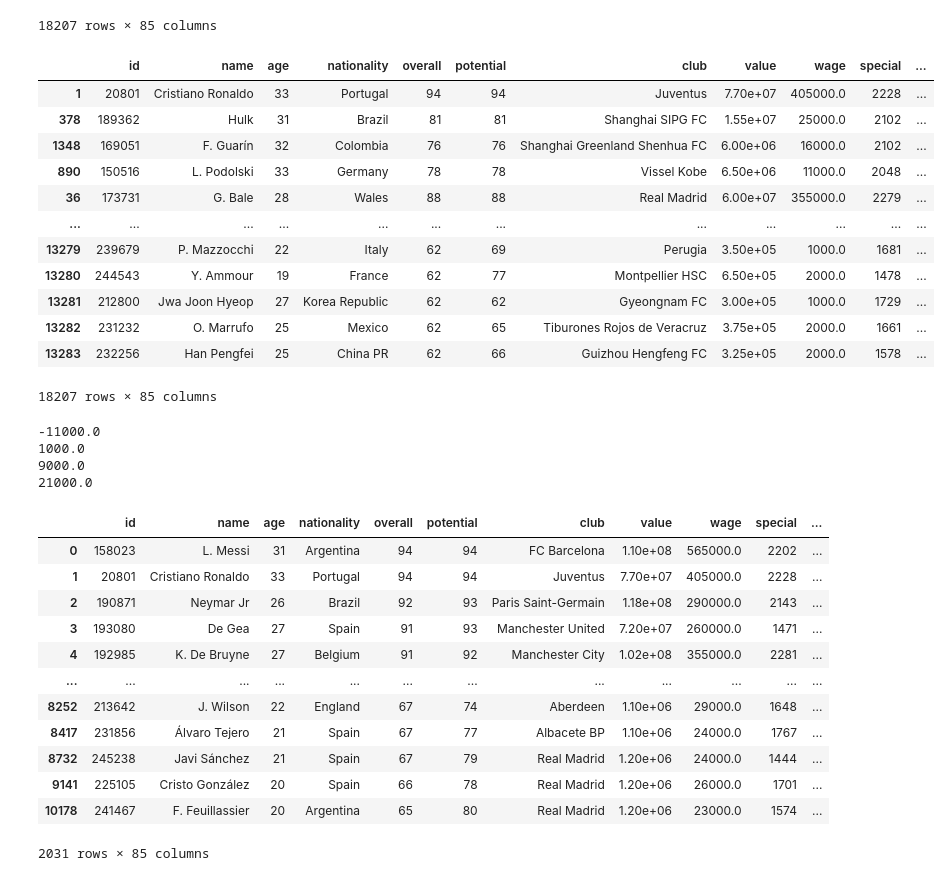
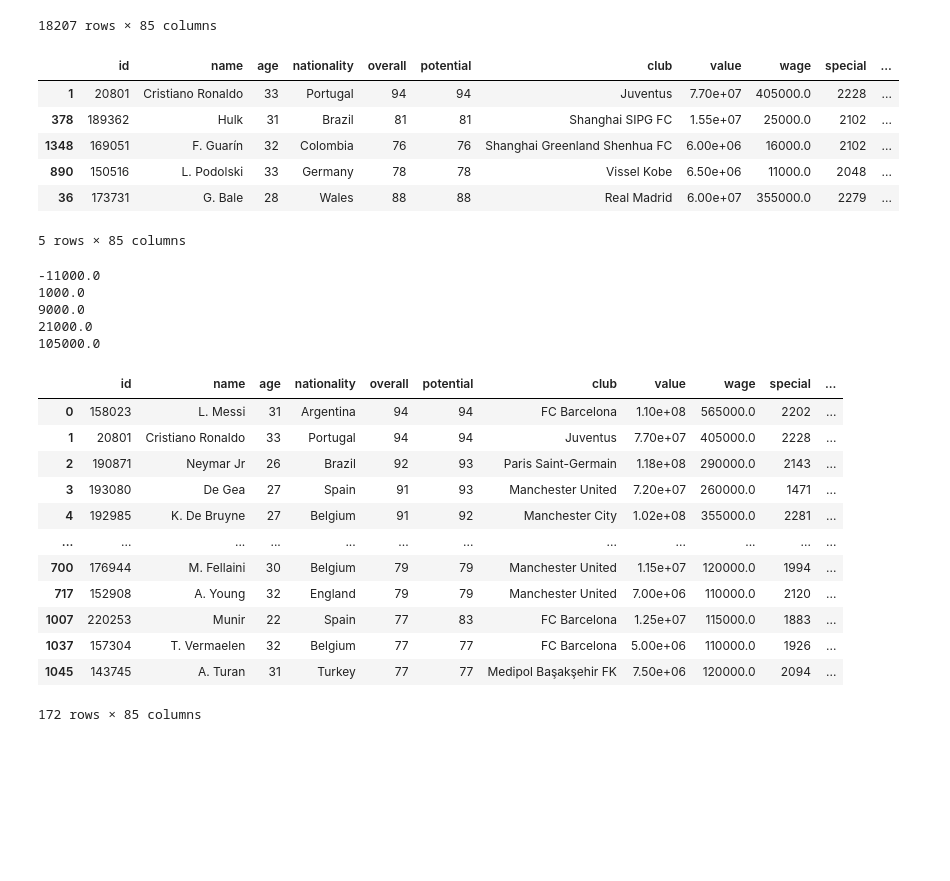
Before and after one commit to rafaelhamer/DSWP, a Jupyter notebook: Fifa.ipynb, the cells around one changed output. Cells and saved outputs as stored; diff of their text form; code cells hidden in the pictures; blank space fills up the shorter version.

```diff
--- a/Fifa.ipynb
+++ b/Fifa.ipynb
@@ -383,21 +383,15 @@ df_fifa.sort_values('sprintspeed',ascending=False)
 # %%
 # 20) Quem são os 5 melhores jogadores em termos de chute (força para chutar) (use a variável/atributo 'Shot power')?
 
-df_fifa.sort_values('shotpower',ascending=False)
+df_fifa.sort_values('shotpower',ascending=False).head(5)
 # %% [output]
 |  | id | name | age | nationality | overall | potential | club | value | wage | special | ... |
 | 1 | 20801 | Cristiano Ronaldo | 33 | Portugal | 94 | 94 | Juventus | 7.70e+07 | 405000.0 | 2228 | ... |
 | 378 | 189362 | Hulk | 31 | Brazil | 81 | 81 | Shanghai SIPG FC | 1.55e+07 | 25000.0 | 2102 | ... |
 | 1348 | 169051 | F. Guarín | 32 | Colombia | 76 | 76 | Shanghai Greenland Shenhua FC | 6.00e+06 | 16000.0 | 2102 | ... |
 | 890 | 150516 | L. Podolski | 33 | Germany | 78 | 78 | Vissel Kobe | 6.50e+06 | 11000.0 | 2048 | ... |
 | 36 | 173731 | G. Bale | 28 | Wales | 88 | 88 | Real Madrid | 6.00e+07 | 355000.0 | 2279 | ... |
-| ... | ... | ... | ... | ... | ... | ... | ... | ... | ... | ... | ... |
-| 13279 | 239679 | P. Mazzocchi | 22 | Italy | 62 | 69 | Perugia | 3.50e+05 | 1000.0 | 1681 | ... |
-| 13280 | 244543 | Y. Ammour | 19 | France | 62 | 77 | Montpellier HSC | 6.50e+05 | 2000.0 | 1478 | ... |
-| 13281 | 212800 | Jwa Joon Hyeop | 27 | Korea Republic | 62 | 62 | Gyeongnam FC | 3.00e+05 | 1000.0 | 1729 | ... |
-| 13282 | 231232 | O. Marrufo | 25 | Mexico | 62 | 65 | Tiburones Rojos de Veracruz | 3.75e+05 | 2000.0 | 1661 | ... |
-| 13283 | 232256 | Han Pengfei | 25 | China PR | 62 | 66 | Guizhou Hengfeng FC | 3.25e+05 | 2000.0 | 1578 | ... |
-18207 rows × 85 columns
+5 rows × 85 columns
 # %%
 # 21) Quem são os outliers em termos de salário?
 
@@ -414,13 +408,16 @@ print(lim_inferior_outlier)
 print(q1)
 print(q3)
 print(lim_superior_outlier)
+print(percentis[-1])
 
-df_fifa[df_fifa['wage'] > lim_superior_outlier]
+#df_fifa[df_fifa['wage'] > lim_superior_outlier]
+df_fifa[df_fifa['wage'] > percentis[-1]]
 # %% [output]
 -11000.0
 1000.0
 9000.0
 21000.0
+105000.0
 |  | id | name | age | nationality | overall | potential | club | value | wage | special | ... |
 | 0 | 158023 | L. Messi | 31 | Argentina | 94 | 94 | FC Barcelona | 1.10e+08 | 565000.0 | 2202 | ... |
 | 1 | 20801 | Cristiano Ronaldo | 33 | Portugal | 94 | 94 | Juventus | 7.70e+07 | 405000.0 | 2228 | ... |
@@ -428,9 +425,9 @@ df_fifa[df_fifa['wage'] > lim_superior_outlier]
 | 3 | 193080 | De Gea | 27 | Spain | 91 | 93 | Manchester United | 7.20e+07 | 260000.0 | 1471 | ... |
 | 4 | 192985 | K. De Bruyne | 27 | Belgium | 91 | 92 | Manchester City | 1.02e+08 | 355000.0 | 2281 | ... |
 | ... | ... | ... | ... | ... | ... | ... | ... | ... | ... | ... | ... |
-| 8252 | 213642 | J. Wilson | 22 | England | 67 | 74 | Aberdeen | 1.10e+06 | 29000.0 | 1648 | ... |
-| 8417 | 231856 | Álvaro Tejero | 21 | Spain | 67 | 77 | Albacete BP | 1.10e+06 | 24000.0 | 1767 | ... |
-| 8732 | 245238 | Javi Sánchez | 21 | Spain | 67 | 79 | Real Madrid | 1.20e+06 | 24000.0 | 1444 | ... |
-| 9141 | 225105 | Cristo González | 20 | Spain | 66 | 78 | Real Madrid | 1.20e+06 | 26000.0 | 1701 | ... |
-| 10178 | 241467 | F. Feuillassier | 20 | Argentina | 65 | 80 | Real Madrid | 1.20e+06 | 23000.0 | 1574 | ... |
+| 700 | 176944 | M. Fellaini | 30 | Belgium | 79 | 79 | Manchester United | 1.15e+07 | 120000.0 | 1994 | ... |
+| 717 | 152908 | A. Young | 32 | England | 79 | 79 | Manchester United | 7.00e+06 | 110000.0 | 2120 | ... |
+| 1007 | 220253 | Munir | 22 | Spain | 77 | 83 | FC Barcelona | 1.25e+07 | 115000.0 | 1883 | ... |
+| 1037 | 157304 | T. Vermaelen | 32 | Belgium | 77 | 77 | FC Barcelona | 5.00e+06 | 110000.0 | 1926 | ... |
+| 1045 | 143745 | A. Turan | 31 | Turkey | 77 | 77 | Medipol Başakşehir FK | 7.50e+06 | 120000.0 | 2094 | ... |
-2031 rows × 85 columns
+172 rows × 85 columns
```
Also changed, not shown: parts of 3 cells of this notebook.
